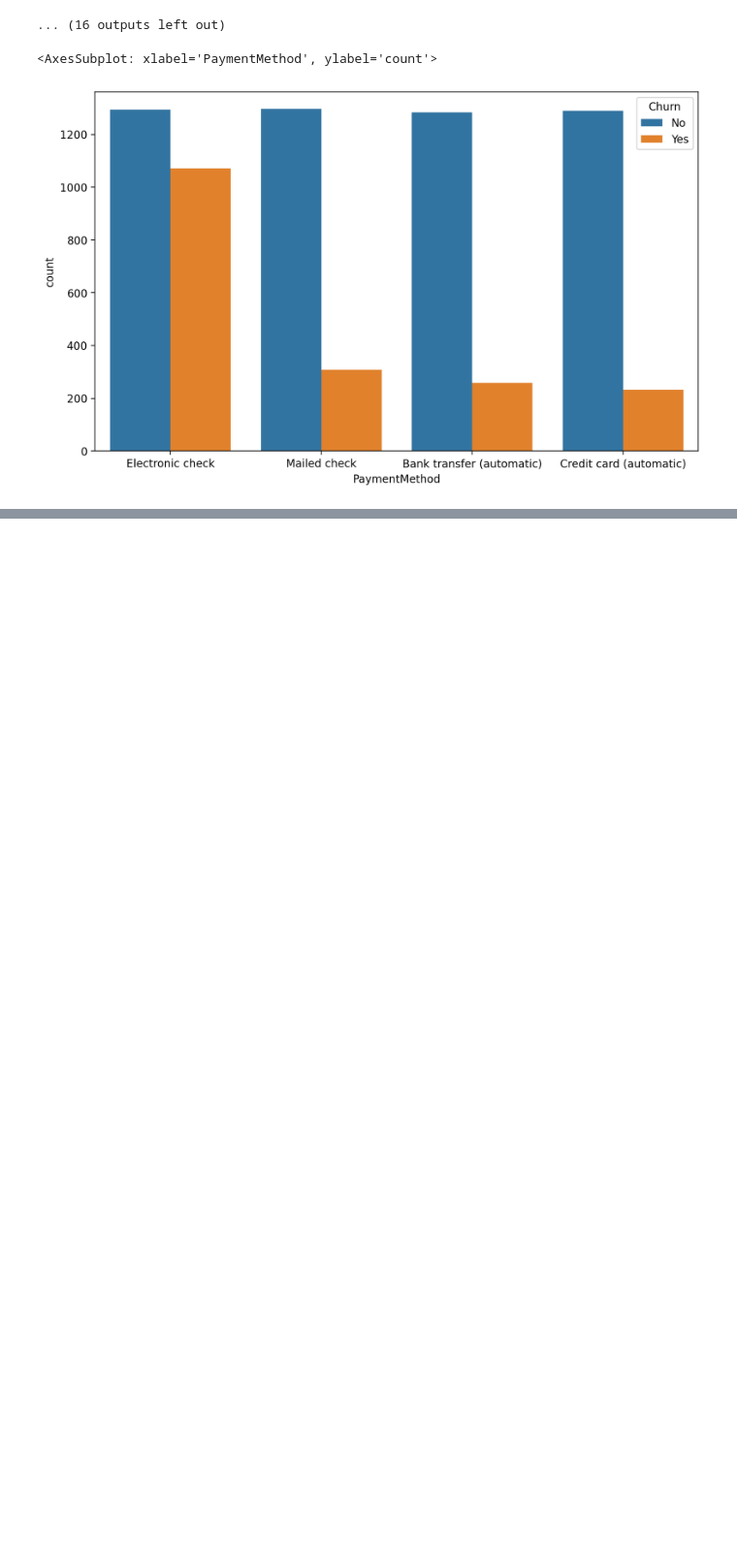
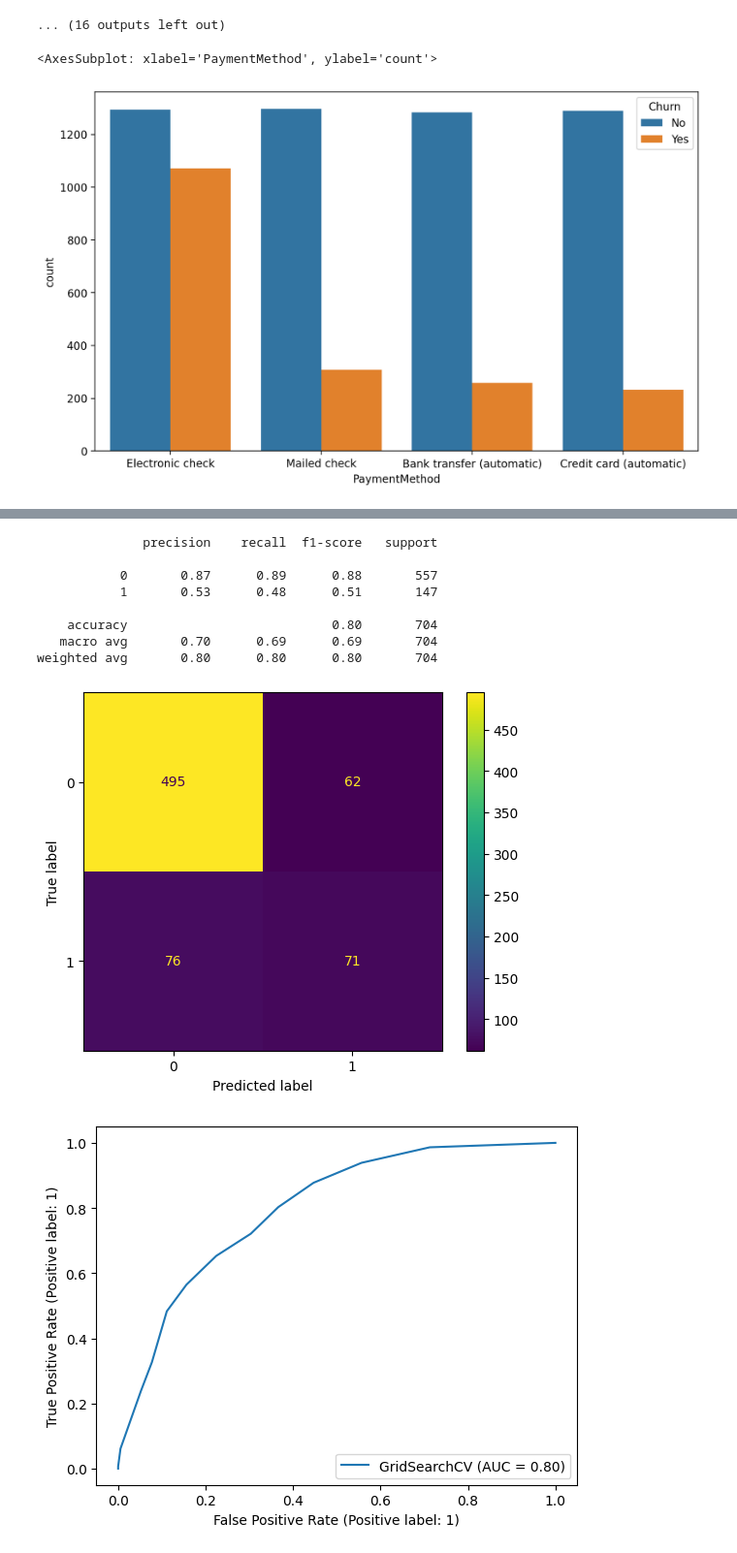
Before and after one commit to Safuanov888/Churn-Project, a Jupyter notebook: Work_with_data.ipynb, the cells around one changed output, grey strips where cells are left out. Shown at 97% size. Drawn from its saved outputs; the diff is of its cells as text; code cells hidden in the pictures; blank space fills up the shorter version.

```diff
--- a/Work_with_data.ipynb
+++ b/Work_with_data.ipynb
@@ -200,0 +290,15 @@ sns.countplot(data=df, x='PaymentMethod', hue='Churn')
+# %%
+knn_model = KNeighborsClassifier()
+scaler = StandardScaler()
+# %%
+prep = [('scaler', scaler), ('knn_model', knn_model)]
+pipe = Pipeline(prep)
+# %%
+n_neighbors = [i for i in range(16)]
+grid_params = {'knn_model__n_neighbors': n_neighbors}
+# %%
+import warnings
+warnings.filterwarnings("ignore") # Для избежания лишних выводов
+
+grid_model = GridSearchCV(pipe, param_grid=grid_params, cv=5, scoring='accuracy')
+grid_model.fit(X_train, y_train)
@@ -200,0 +333,13 @@ sns.countplot(data=df, x='PaymentMethod', hue='Churn')
+# %%
+predict_model(grid_model, X_test, y_test)
+# %% [output]
+              precision    recall  f1-score   support
+
+           0       0.87      0.89      0.88       557
+           1       0.53      0.48      0.51       147
+
+    accuracy                           0.80       704
+   macro avg       0.70      0.69      0.69       704
+weighted avg       0.80      0.80      0.80       704
+[figure, added]
+[figure, added]
```
Also changed, not shown: parts of 21 cells of this notebook.
